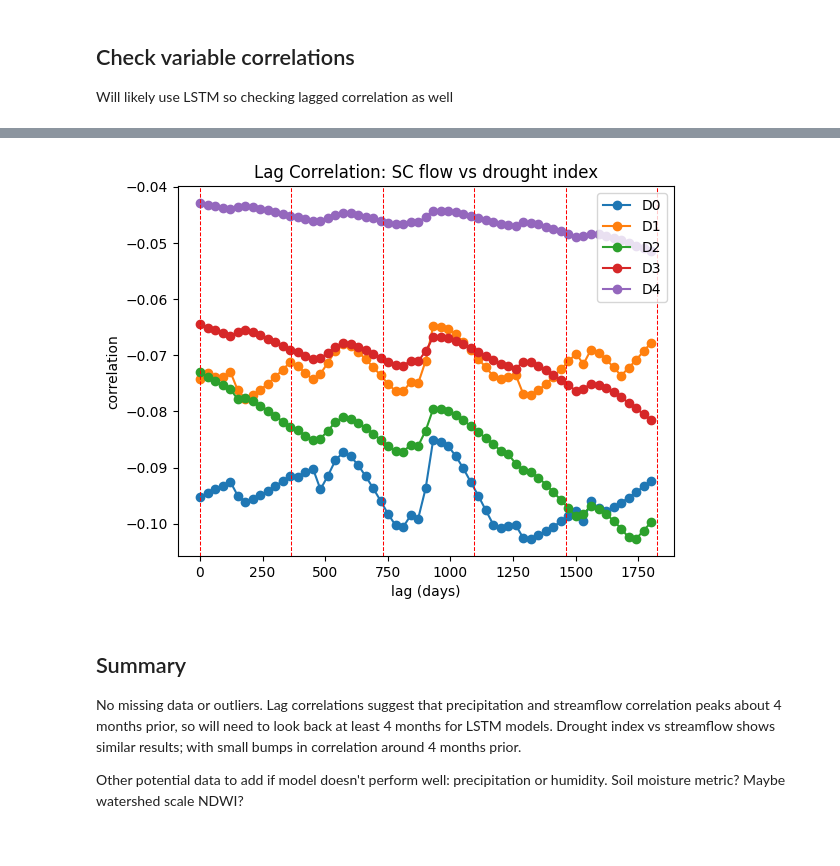
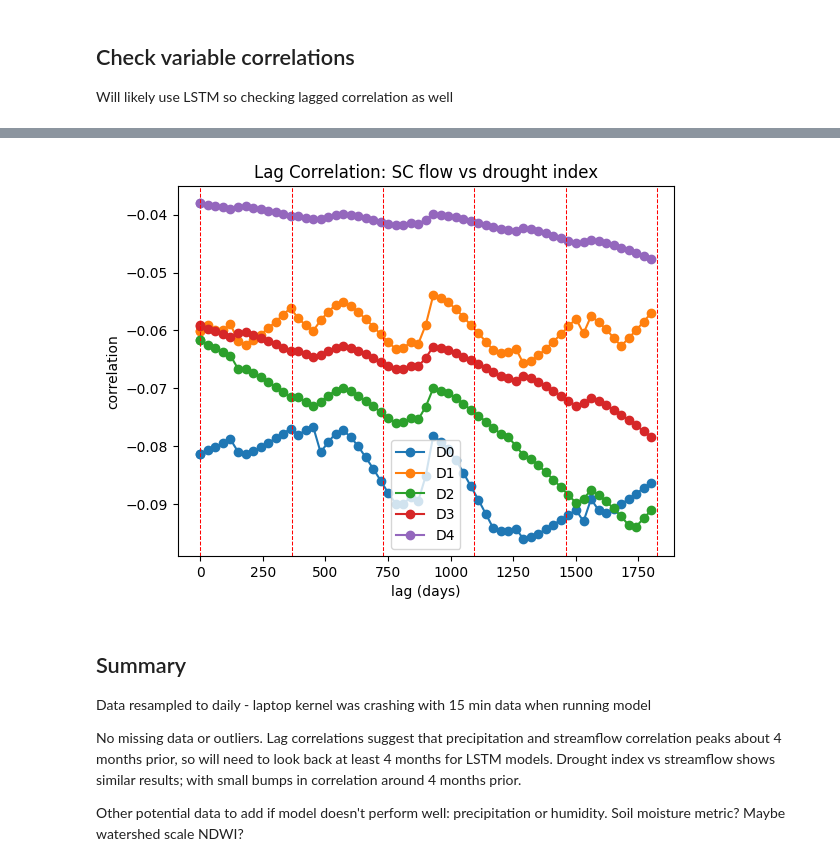
Before and after one commit to kpretz/San-Lorenzo-Flood-Prediction, a Jupyter notebook: 01_GetData_EDA.ipynb, the cells around one changed output, grey strips where cells are left out. Cells and saved outputs as stored; diff of their text form; code cells hidden in the pictures.

```diff
--- a/01_GetData_EDA.ipynb
+++ b/01_GetData_EDA.ipynb
@@ -300,6 +341,6 @@ dtype: float64
 # %%
 hydro_data.isna().sum()
-hydro_data_clean = hydro_data.drop(['q_cfs_BT', 'code_BT', 'dateTime_BT', 'q_cfs_SC', 'code_SC', 'dateTime_SC', 'tz_BT', 'tz_SC'], axis=1)
+hydro_data_clean = hydro_data.drop(['q_cfs_peak_BT', 'code_BT', 'q_cfs_peak_SC', 'code_SC', 'tz_BT', 'tz_SC'], axis=1)
 
 hydro_data_clean
 # %% [output]
@@ -462,17 +517,17 @@ sns.heatmap(data.corr(), annot=True, vmin=-1, vmax=1, annot_kws={"size":6})
 # %%
-# calc lag correlation, plot
-lag_step = np.arange(96, 96*365*5, 96*14)
+# calc lag correlation w precip, plot
+lag_step = np.arange(1, 365*5, 14)
 lag_step
 lags_out = pd.DataFrame(columns=['lag', 'correlation'])
-lags_out.loc[0, :] = [0, np.corrcoef(data.q_cfs_SC_int, data.precip_in)[1,0]]
+lags_out.loc[0, :] = [0, np.corrcoef(data['q_cfs_peak_SC_int'], data.precip_in)[1,0]]
 for lag in lag_step:
     data_lag = data.copy()
-    data_lag.q_cfs_BT_int = data_lag.q_cfs_BT_int.diff(lag)
+    data_lag['q_cfs_peak_BT_int'] = data_lag['q_cfs_peak_BT_int'].diff(lag)
     data_lag.dropna(inplace=True)
-    lags_out.loc[lag, :] = [lag/96, np.corrcoef(data_lag.q_cfs_BT_int, data_lag.precip_in)[1,0]]
+    lags_out.loc[lag, :] = [lag, np.corrcoef(data_lag['q_cfs_peak_BT_int'], data_lag['precip_in'])[1,0]]
 
 f, ax = plt.subplots(1, 1)
-ax.plot(lags_out.lag, lags_out.correlation,  linestyle='-', marker='o')
+ax.plot(lags_out['lag'], lags_out['correlation'],  linestyle='-', marker='o')
 ax.set_ylabel('correlation')
 ax.set_xlabel('lag (days)')
 ax.set_title('Lag Correlation: SC flow vs precip')
@@ -500,0 +556,20 @@ lags_out.head(20)
+# %%
+# calc lag correlation with ndwi, plot
+lag_step = np.arange(1, 365*5, 14)
+lag_step
+lags_out = pd.DataFrame(columns=['lag', 'correlation'])
+lags_out.loc[0, :] = [0, np.corrcoef(data['q_cfs_peak_SC_int'], data['ndwi_watershed_green_nir'])[1,0]]
+for lag in lag_step:
+    data_lag = data.copy()
+    data_lag['q_cfs_peak_BT_int'] = data_lag['q_cfs_peak_BT_int'].diff(lag)
+    data_lag.dropna(inplace=True)
+    lags_out.loc[lag, :] = [lag, np.corrcoef(data_lag['q_cfs_peak_BT_int'], data_lag['ndwi_watershed_green_nir'])[1,0]]
+
+f, ax = plt.subplots(1, 1)
+ax.plot(lags_out['lag'], lags_out['correlation'],  linestyle='-', marker='o')
+ax.set_ylabel('correlation')
+ax.set_xlabel('lag (days)')
+ax.set_title('Lag Correlation: SC flow vs ndwi')
+for x in np.arange(0, 6*365, 365):
+    ax.axvline(x, c='r', linestyle='--', linewidth=0.75)
+lags_out.head(20)
@@ -501,37 +595,39 @@ lags_out.head(20)
 # %%
 #lag correlation with each Drought category
-lag_step = np.arange(96, 96*365*5, 96*30)
+lag_step = np.arange(1, 365*5, 30)
 d_cat_list = ['D0', 'D1', 'D2', 'D3', 'D4']
 lags_out = pd.DataFrame(columns=d_cat_list)
 
 for d in d_cat_list:
-    lags_out.loc[0, d] = np.corrcoef(data.q_cfs_SC_int, data[d])[1,0]
+    lags_out.loc[0, d] = np.corrcoef(data['q_cfs_peak_SC_int'], data[d])[1,0]
 
 for lag in lag_step:
     data_lag = data.copy()
-    data_lag.q_cfs_BT_int = data_lag.q_cfs_BT_int.diff(lag)
+    data_lag['q_cfs_peak_BT_int'] = data_lag['q_cfs_peak_BT_int'].diff(lag)
     data_lag.dropna(inplace=True)
 
     for d in d_cat_list:
-        lags_out.loc[lag, d] = np.corrcoef(data_lag.q_cfs_SC_int, data_lag[d])[1,0]
+        lags_out.loc[lag, d] = np.corrcoef(data_lag['q_cfs_peak_SC_int'], data_lag[d])[1,0]
 
 
 f, ax = plt.subplots(1, 1)
-ax.plot(lags_out.index/96, lags_out,  linestyle='-', marker='o')
+ax.plot(lags_out.index, lags_out,  linestyle='-', marker='o')
 ax.set_ylabel('correlation')
 ax.set_xlabel('lag (days)')
 ax.legend(lags_out.columns)
 ax.set_title('Lag Correlation: SC flow vs drought index')
 
 for x in np.arange(0, 6*365, 365):
     ax.axvline(x, c='r', linestyle='--', linewidth=0.75)
 # %% [output]
-[figure, old version]
+[figure, new version]
 # %%
 #save data
 data.to_csv('01_data.csv')
 # %% [markdown]
 ## Summary
+Data resampled to daily - laptop kernel was crashing with 15 min data when running model
+
 No missing data or outliers.
 Lag correlations suggest that precipitation and streamflow correlation peaks about 4 months prior, so will need to look back at least 4 months for LSTM models.
 Drought index vs streamflow shows similar results; with small bumps in correlation around 4 months prior.
```
Also changed, not shown: parts of 29 cells of this notebook, 3 other files.
